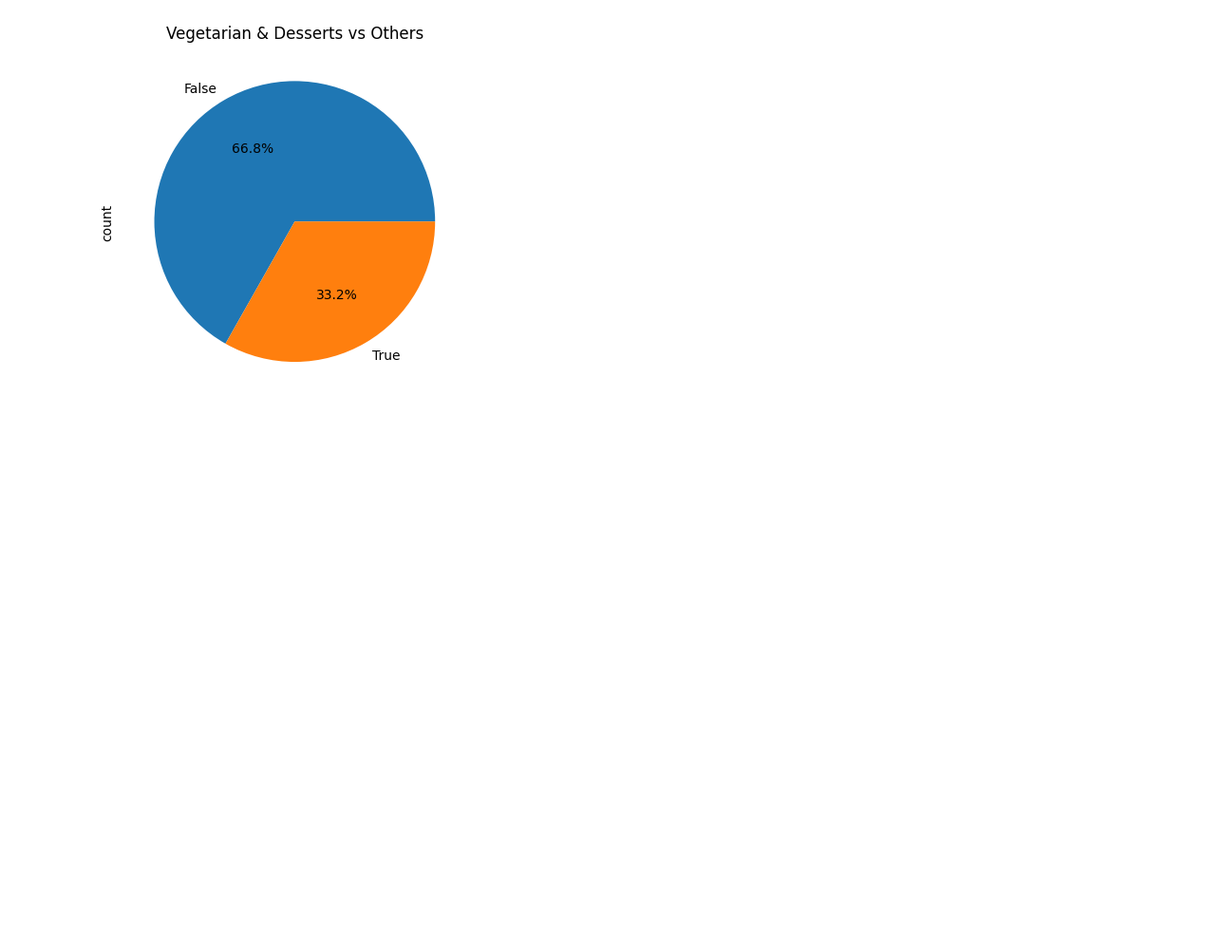
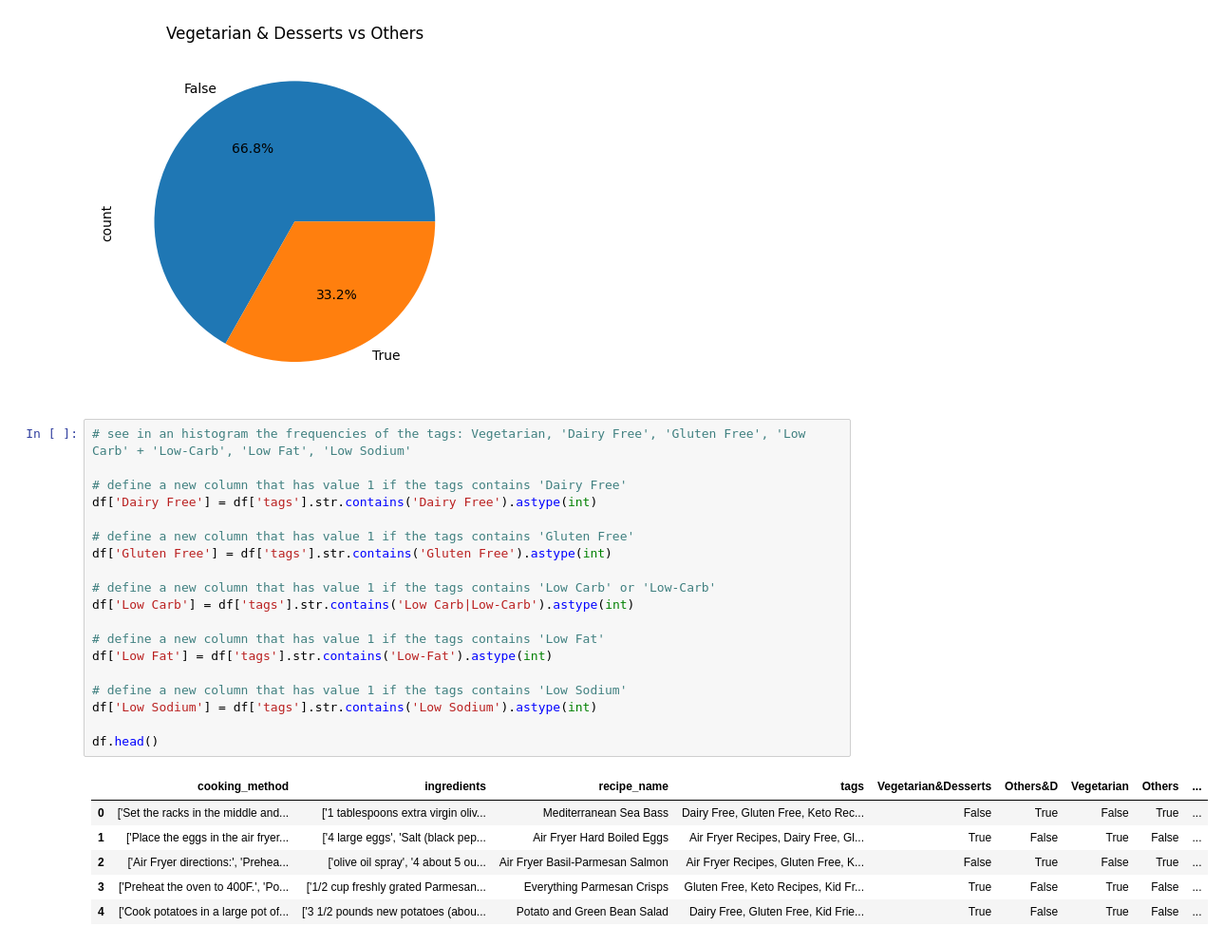
Before and after one commit to lavo2/HLT-Project, a Jupyter notebook: prove.ipynb, the cells around one changed output. Shown at 95% size. Cells and saved outputs as stored; diff of their text form; blank space fills up the shorter version.

```diff
--- a/prove.ipynb
+++ b/prove.ipynb
@@ -246,3 +247,29 @@ ax.set_title('Vegetarian & Desserts vs Others')
 plt.show()
 # %% [output]
 [figure]
+# %%
+# see in an histogram the frequencies of the tags: Vegetarian, 'Dairy Free', 'Gluten Free', 'Low Carb' + 'Low-Carb', 'Low Fat', 'Low Sodium'
+
+# define a new column that has value 1 if the tags contains 'Dairy Free'
+df['Dairy Free'] = df['tags'].str.contains('Dairy Free').astype(int)
+
+# define a new column that has value 1 if the tags contains 'Gluten Free'
+df['Gluten Free'] = df['tags'].str.contains('Gluten Free').astype(int)
+
+# define a new column that has value 1 if the tags contains 'Low Carb' or 'Low-Carb'
+df['Low Carb'] = df['tags'].str.contains('Low Carb|Low-Carb').astype(int)
+
+# define a new column that has value 1 if the tags contains 'Low Fat'
+df['Low Fat'] = df['tags'].str.contains('Low-Fat').astype(int)
+
+# define a new column that has value 1 if the tags contains 'Low Sodium'
+df['Low Sodium'] = df['tags'].str.contains('Low Sodium').astype(int)
+
+df.head()
+# %% [output]
+|  | cooking_method | ingredients | recipe_name | tags | Vegetarian&Desserts | Others&D | Vegetarian | Others | ... |
+| 0 | ['Set the racks in the middle and... | ['1 tablespoons extra virgin oliv... | Mediterranean Sea Bass | Dairy Free, Gluten Free, Keto Rec... | False | True | False | True | ... |
+| 1 | ['Place the eggs in the air fryer... | ['4 large eggs', 'Salt (black pep... | Air Fryer Hard Boiled Eggs | Air Fryer Recipes, Dairy Free, Gl... | True | False | True | False | ... |
+| 2 | ['Air Fryer directions:', 'Prehea... | ['olive oil spray', '4 about 5 ou... | Air Fryer Basil-Parmesan Salmon | Air Fryer Recipes, Gluten Free, K... | False | True | False | True | ... |
+| 3 | ['Preheat the oven to 400F.', 'Po... | ['1/2 cup freshly grated Parmesan... | Everything Parmesan Crisps | Gluten Free, Keto Recipes, Kid Fr... | True | False | True | False | ... |
+| 4 | ['Cook potatoes in a large pot of... | ['3 1/2 pounds new potatoes (abou... | Potato and Green Bean Salad | Dairy Free, Gluten Free, Kid Frie... | True | False | True | False | ... |
```
Also changed, not shown: parts of 7 cells of this notebook.
